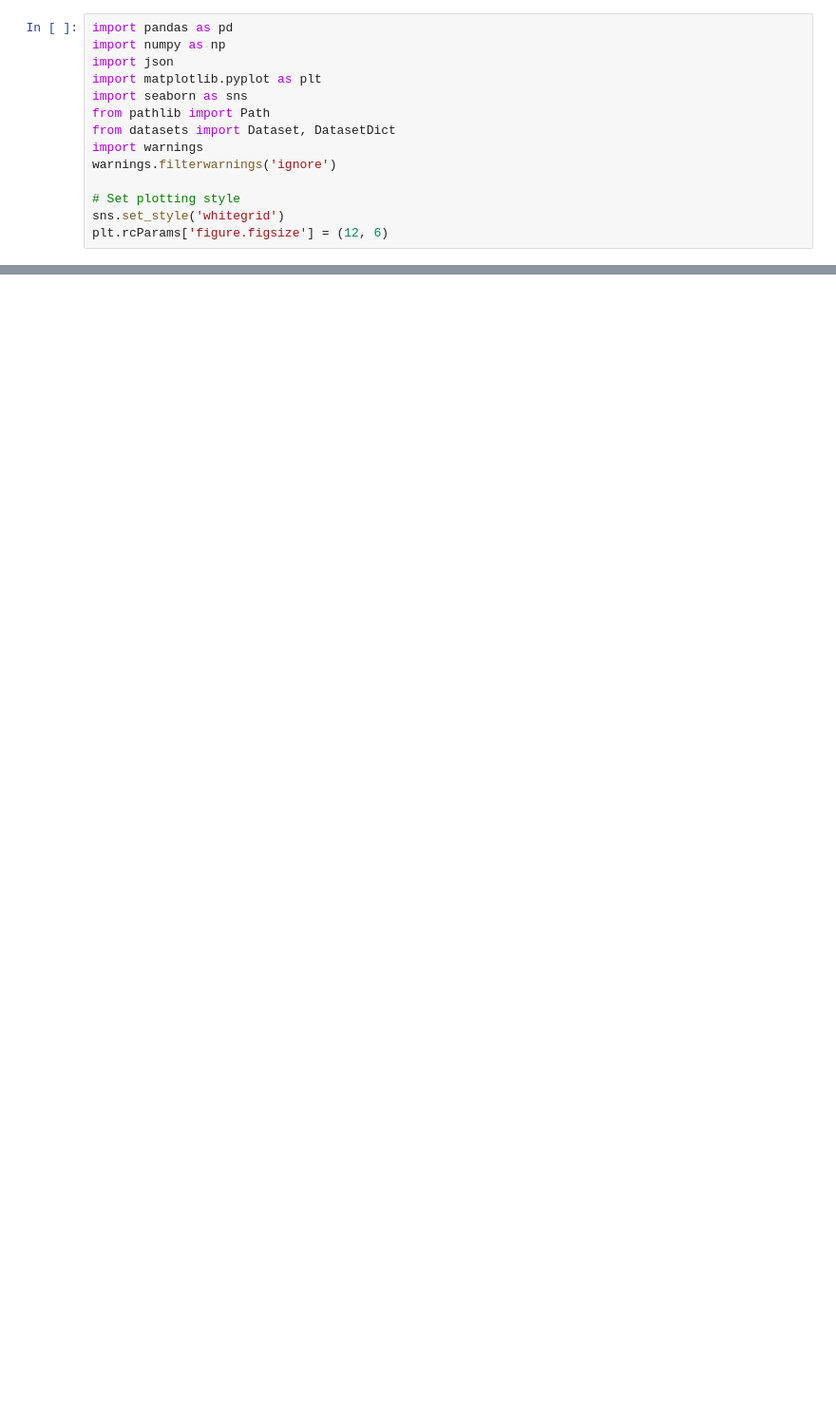
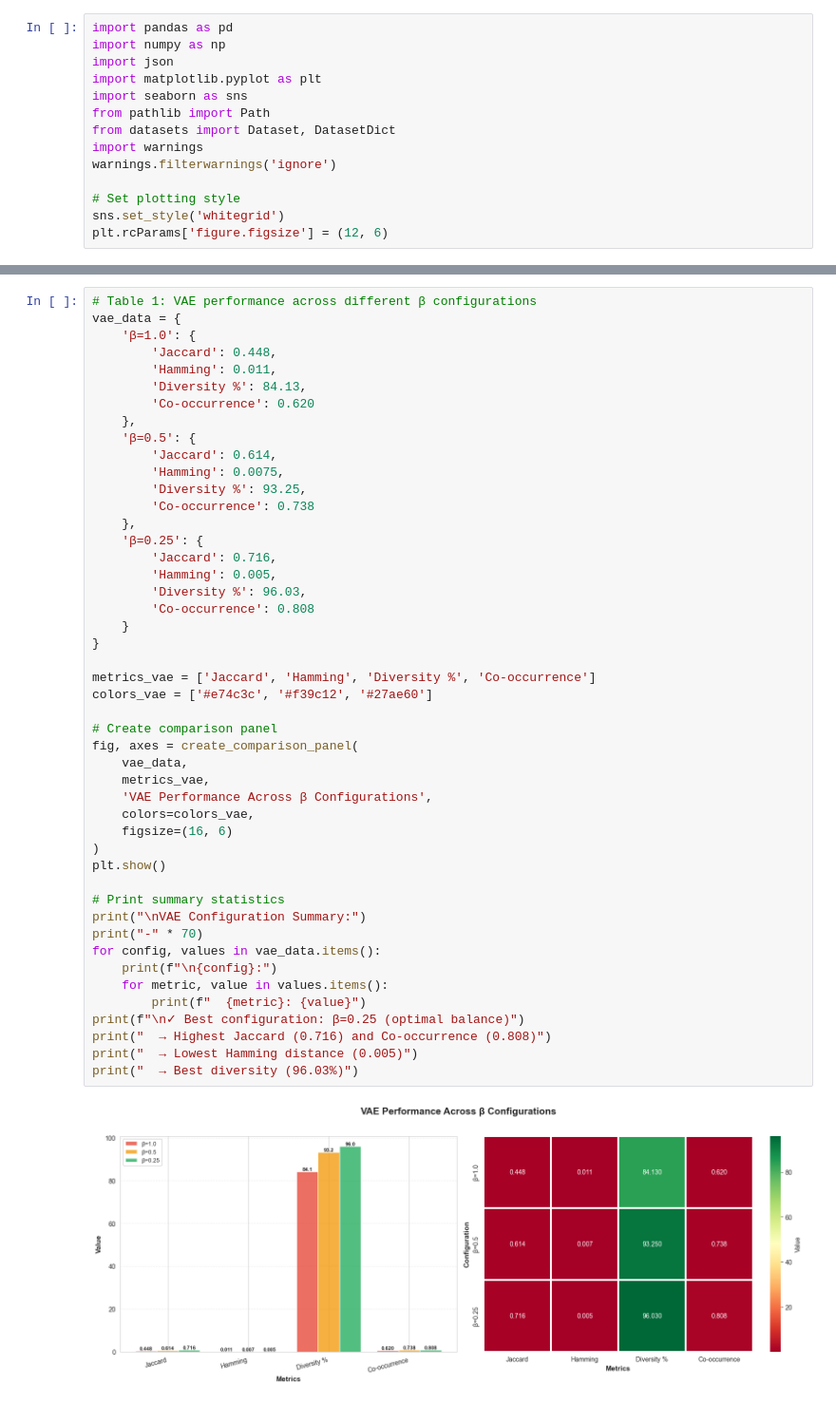
Before and after one commit to BrunoSienkiewicz/ConceptCaps, a Jupyter notebook: notebooks/full-inference-analysis.ipynb, the cells around one changed output, grey strips where cells are left out. Shown at 95% size. Cells and saved outputs as stored; diff of their text form; blank space fills up the shorter version.

```diff
--- a/notebooks/full-inference-analysis.ipynb
+++ b/notebooks/full-inference-analysis.ipynb
@@ -48,0 +268,49 @@ plt.show()
+# %%
+# Table 1: VAE performance across different β configurations
+vae_data = {
+    'β=1.0': {
+        'Jaccard': 0.448,
+        'Hamming': 0.011,
+        'Diversity %': 84.13,
+        'Co-occurrence': 0.620
+    },
+    'β=0.5': {
+        'Jaccard': 0.614,
+        'Hamming': 0.0075,
+        'Diversity %': 93.25,
+        'Co-occurrence': 0.738
+    },
+    'β=0.25': {
+        'Jaccard': 0.716,
+        'Hamming': 0.005,
+        'Diversity %': 96.03,
+        'Co-occurrence': 0.808
+    }
+}
+
+metrics_vae = ['Jaccard', 'Hamming', 'Diversity %', 'Co-occurrence']
+colors_vae = ['#e74c3c', '#f39c12', '#27ae60']
+
+# Create comparison panel
+fig, axes = create_comparison_panel(
+    vae_data,
+    metrics_vae,
+    'VAE Performance Across β Configurations',
+    colors=colors_vae,
+    figsize=(16, 6)
+)
+plt.show()
+
+# Print summary statistics
+print("\nVAE Configuration Summary:")
+print("-" * 70)
+for config, values in vae_data.items():
+    print(f"\n{config}:")
+    for metric, value in values.items():
+        print(f"  {metric}: {value}")
+print(f"\n✓ Best configuration: β=0.25 (optimal balance)")
+print("  → Highest Jaccard (0.716) and Co-occurrence (0.808)")
+print("  → Lowest Hamming distance (0.005)")
+print("  → Best diversity (96.03%)")
+# %% [output]
+[figure, added]
```
Also changed, not shown: parts of 9 cells of this notebook, 1 other file.
